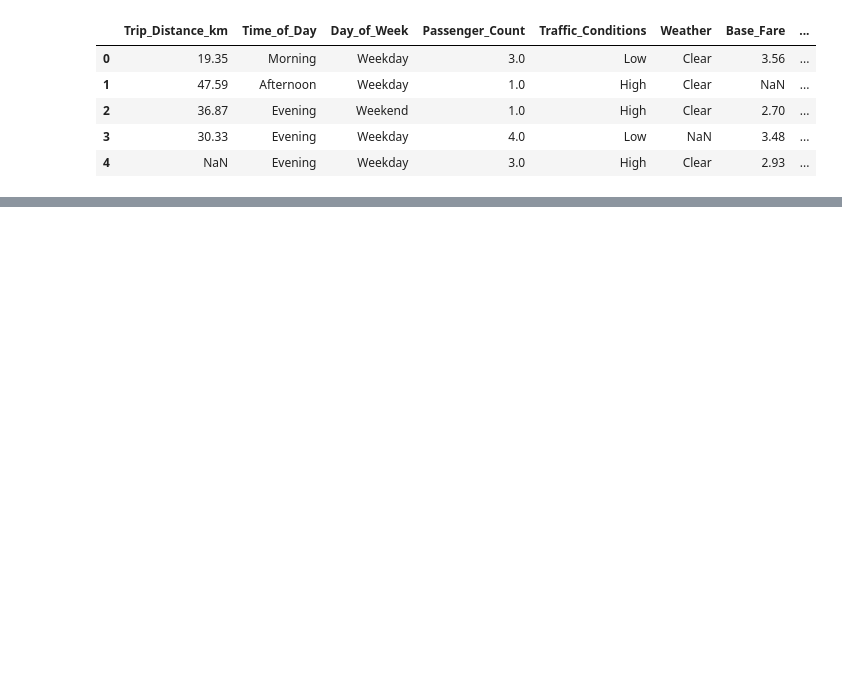
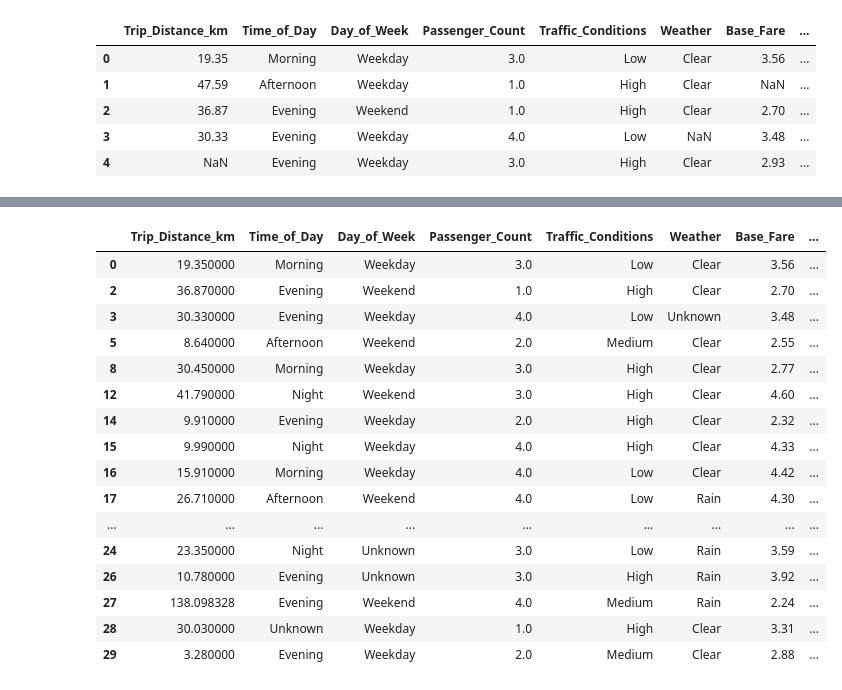
Before and after one commit to Vence85/taxi-prediction-fullstack-jonas-gustafsson-opa24, a Jupyter notebook: explorations/eda.ipynb, the cells around one changed output, grey strips where cells are left out. Saved outputs shown, nothing was run; the diff lists cells and outputs as text; code cells hidden in the pictures; blank space fills up the shorter version.

```diff
--- a/explorations/eda.ipynb
+++ b/explorations/eda.ipynb
@@ -14,0 +88,12 @@ df.head()
+# %%
+from src.taxipred.backend.data_processing import clean_taxi_data
+
+df = pd.read_csv("src/taxipred/data/taxi_trip_pricing.csv")
+
+# Rensa datan
+cleaned_df = clean_taxi_data(df)
+
+# Spara till ny CSV
+cleaned_df.to_csv("src/taxipred/data/taxi_trip_pricing_clean.csv", index=False)
+
+cleaned_df.head()
@@ -14,0 +128,20 @@ df.head()
+# %%
+cleaned_df.head(20)
+# %% [output]
+|  | Trip_Distance_km | Time_of_Day | Day_of_Week | Passenger_Count | Traffic_Conditions | Weather | Base_Fare | ... |
+| 0 | 19.350000 | Morning | Weekday | 3.0 | Low | Clear | 3.56 | ... |
+| 2 | 36.870000 | Evening | Weekend | 1.0 | High | Clear | 2.70 | ... |
+| 3 | 30.330000 | Evening | Weekday | 4.0 | Low | Unknown | 3.48 | ... |
+| 5 | 8.640000 | Afternoon | Weekend | 2.0 | Medium | Clear | 2.55 | ... |
+| 8 | 30.450000 | Morning | Weekday | 3.0 | High | Clear | 2.77 | ... |
+| 12 | 41.790000 | Night | Weekend | 3.0 | High | Clear | 4.60 | ... |
+| 14 | 9.910000 | Evening | Weekday | 2.0 | High | Clear | 2.32 | ... |
+| 15 | 9.990000 | Night | Weekday | 4.0 | High | Clear | 4.33 | ... |
+| 16 | 15.910000 | Morning | Weekday | 4.0 | Low | Clear | 4.42 | ... |
+| 17 | 26.710000 | Afternoon | Weekend | 4.0 | Low | Rain | 4.30 | ... |
+| ... | ... | ... | ... | ... | ... | ... | ... | ... |
+| 24 | 23.350000 | Night | Unknown | 3.0 | Low | Rain | 3.59 | ... |
+| 26 | 10.780000 | Evening | Unknown | 3.0 | High | Rain | 3.92 | ... |
+| 27 | 138.098328 | Evening | Weekend | 4.0 | Medium | Rain | 2.24 | ... |
+| 28 | 30.030000 | Unknown | Weekday | 1.0 | High | Clear | 3.31 | ... |
+| 29 | 3.280000 | Evening | Weekday | 2.0 | Medium | Clear | 2.88 | ... |
```
Also changed, not shown: parts of 8 cells of this notebook, 2 other files.
